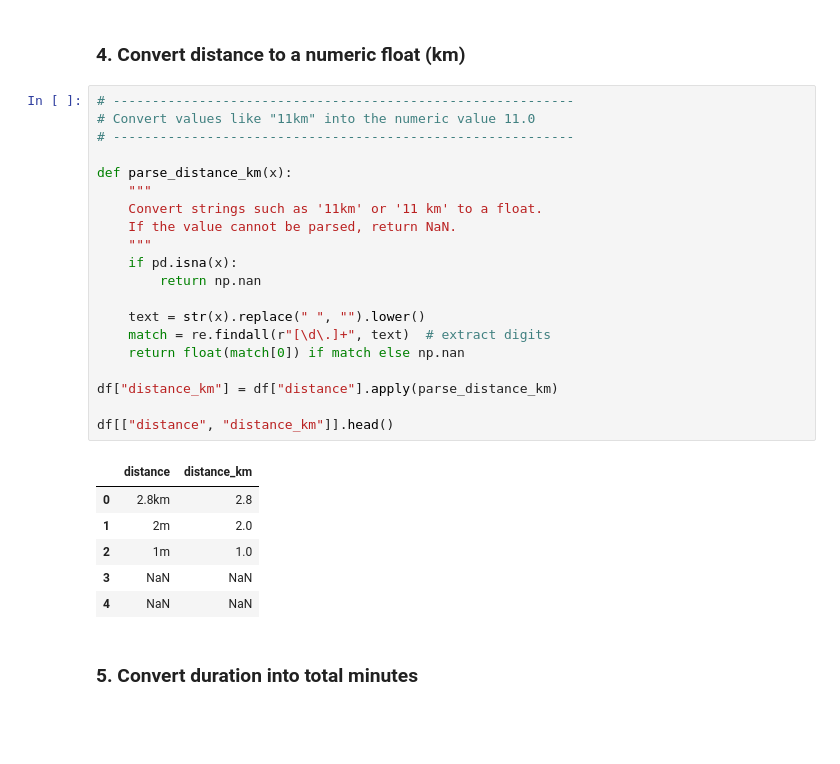
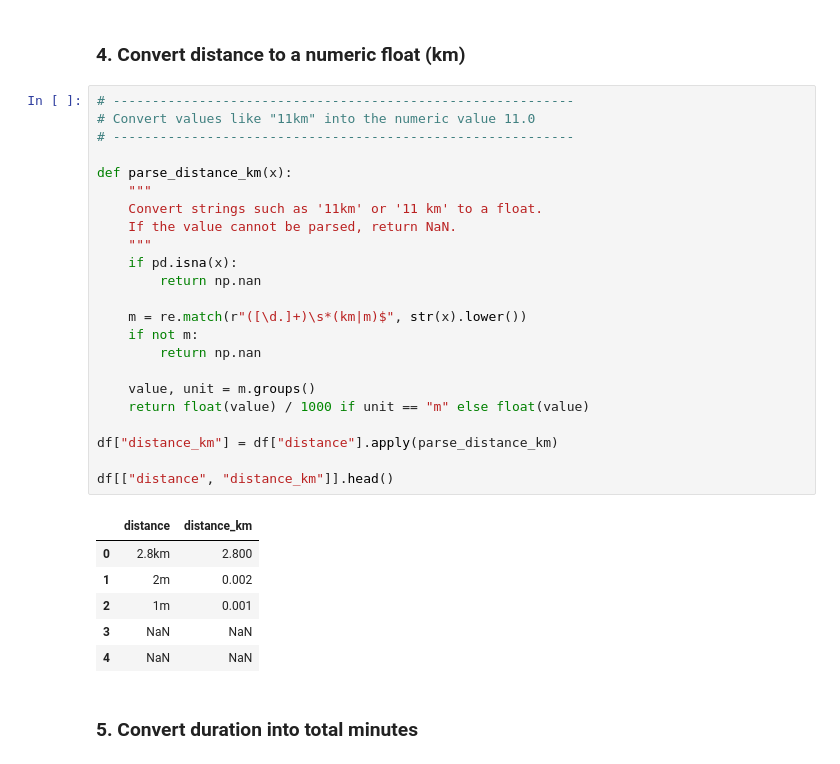
Before and after one commit to ganemmah/Schweizer_Wanderwege, a Jupyter notebook: 02_data_preparation.ipynb, the cells around one changed output. Drawn from its saved outputs; the diff is of its cells as text; blank space fills up the shorter version.

```diff
--- a/02_data_preparation.ipynb
+++ b/02_data_preparation.ipynb
@@ -69,28 +69,31 @@ Rows after: 115
 # %%
 # -----------------------------------------------------------
 # Convert values like "11km" into the numeric value 11.0
 # -----------------------------------------------------------
 
 def parse_distance_km(x):
     """
     Convert strings such as '11km' or '11 km' to a float.
     If the value cannot be parsed, return NaN.
     """
     if pd.isna(x):
         return np.nan
 
-    text = str(x).replace(" ", "").lower()
-    match = re.findall(r"[\d\.]+", text)  # extract digits
-    return float(match[0]) if match else np.nan
+    m = re.match(r"([\d.]+)\s*(km|m)$", str(x).lower())
+    if not m:
+        return np.nan
+
+    value, unit = m.groups()
+    return float(value) / 1000 if unit == "m" else float(value)
 
 df["distance_km"] = df["distance"].apply(parse_distance_km)
 
 df[["distance", "distance_km"]].head()
 # %% [output]
 |  | distance | distance_km |
-| 0 | 2.8km | 2.8 |
-| 1 | 2m | 2.0 |
-| 2 | 1m | 1.0 |
+| 0 | 2.8km | 2.800 |
+| 1 | 2m | 0.002 |
+| 2 | 1m | 0.001 |
 | 3 | NaN | NaN |
 | 4 | NaN | NaN |
 # %% [markdown]
```
Also changed, not shown: parts of 1 cell of this notebook.
